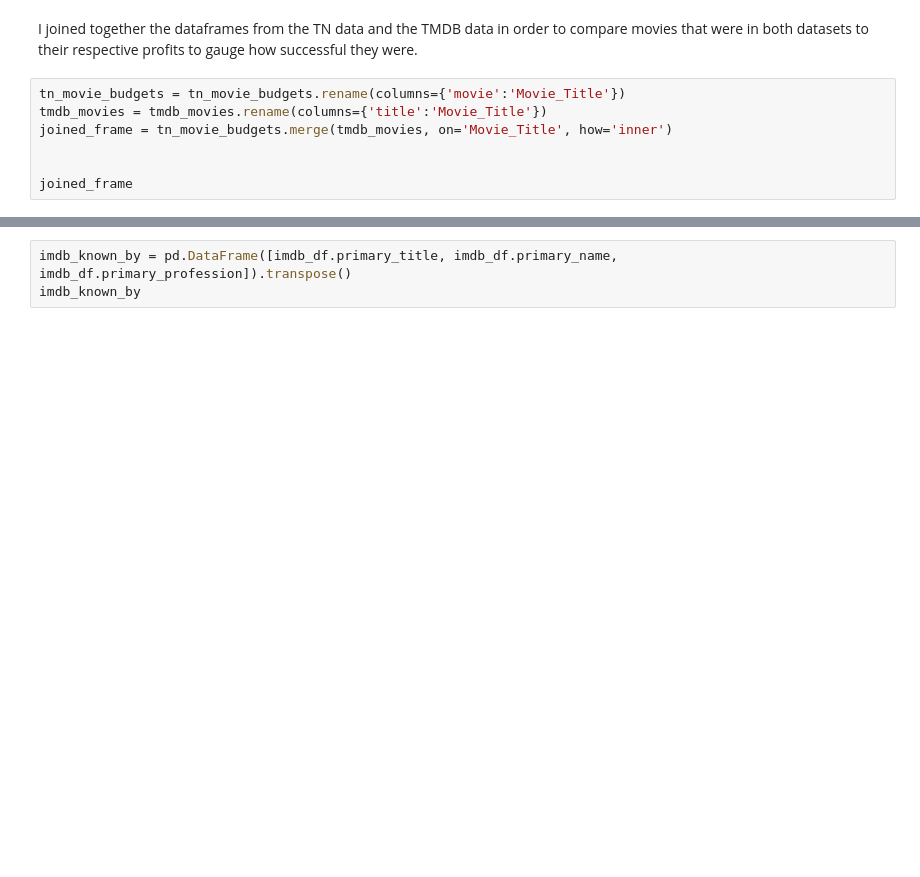
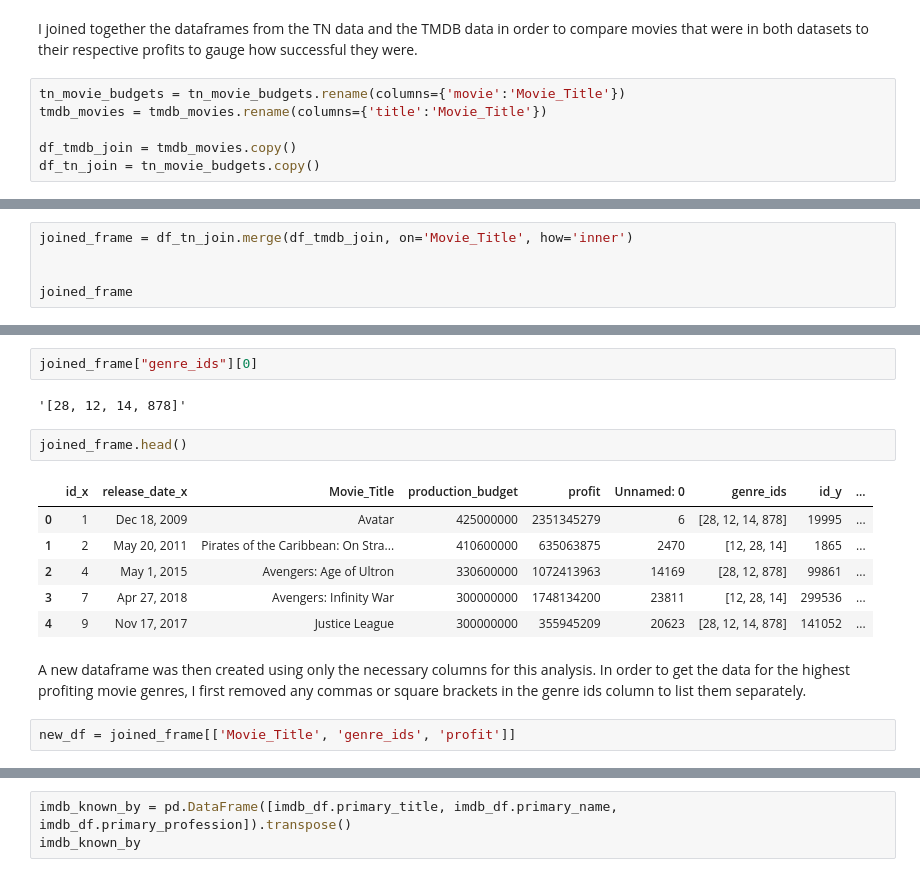
Before and after one commit to nicolemichaud03/Microsoft_Movie_data_project, a Jupyter notebook: Notebook.ipynb, the cells around one changed output, grey strips where cells are left out. Cells and saved outputs as stored; diff of their text form; blank space fills up the shorter version.

```diff
--- a/Notebook.ipynb
+++ b/Notebook.ipynb
@@ -197,7 +201,6 @@ I joined together the dataframes from the TN data and the TMDB data in order to
 # %%
 tn_movie_budgets = tn_movie_budgets.rename(columns={'movie':'Movie_Title'})
 tmdb_movies = tmdb_movies.rename(columns={'title':'Movie_Title'})
-joined_frame = tn_movie_budgets.merge(tmdb_movies, on='Movie_Title', how='inner')
 
-
-joined_frame
+df_tmdb_join = tmdb_movies.copy()
+df_tn_join = tn_movie_budgets.copy()
@@ -329,0 +207,5 @@ Western Movies: 10
+# %%
+joined_frame = df_tn_join.merge(df_tmdb_join, on='Movie_Title', how='inner')
+
+
+joined_frame
@@ -329,0 +226,17 @@ Western Movies: 10
+# %%
+joined_frame["genre_ids"][0]
+# %% [output]
+'[28, 12, 14, 878]'
+# %%
+joined_frame.head()
+# %% [output]
+|  | id_x | release_date_x | Movie_Title | production_budget | profit | Unnamed: 0 | genre_ids | id_y | ... |
+| 0 | 1 | Dec 18, 2009 | Avatar | 425000000 | 2351345279 | 6 | [28, 12, 14, 878] | 19995 | ... |
+| 1 | 2 | May 20, 2011 | Pirates of the Caribbean: On Stra... | 410600000 | 635063875 | 2470 | [12, 28, 14] | 1865 | ... |
+| 2 | 4 | May 1, 2015 | Avengers: Age of Ultron | 330600000 | 1072413963 | 14169 | [28, 12, 878] | 99861 | ... |
+| 3 | 7 | Apr 27, 2018 | Avengers: Infinity War | 300000000 | 1748134200 | 23811 | [12, 28, 14] | 299536 | ... |
+| 4 | 9 | Nov 17, 2017 | Justice League | 300000000 | 355945209 | 20623 | [28, 12, 14, 878] | 141052 | ... |
+# %% [markdown]
+A new dataframe was then created using only the necessary columns for this analysis. In order to get the data for the highest profiting movie genres, I first removed any commas or square brackets in the genre ids column to list them separately.
+# %%
+new_df = joined_frame[['Movie_Title', 'genre_ids', 'profit']]
```
Also changed, not shown: parts of 31 cells of this notebook, 4 other files.
